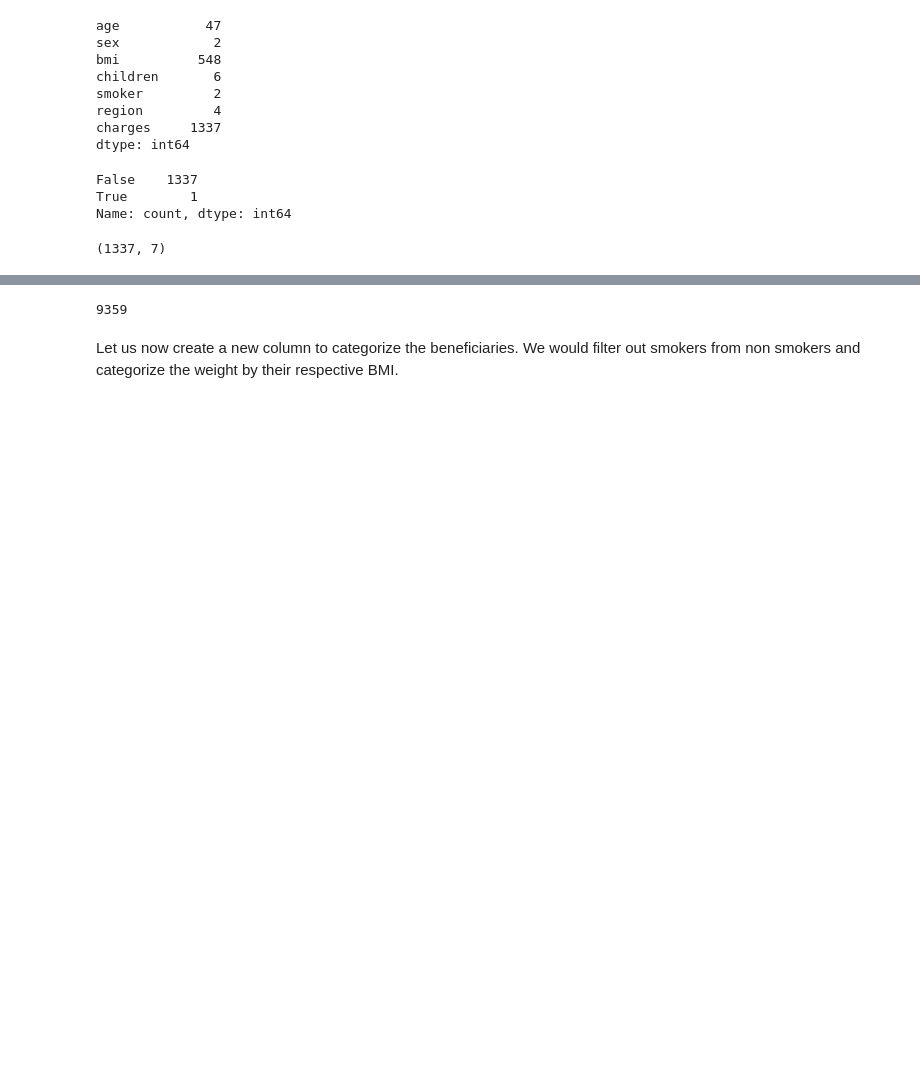
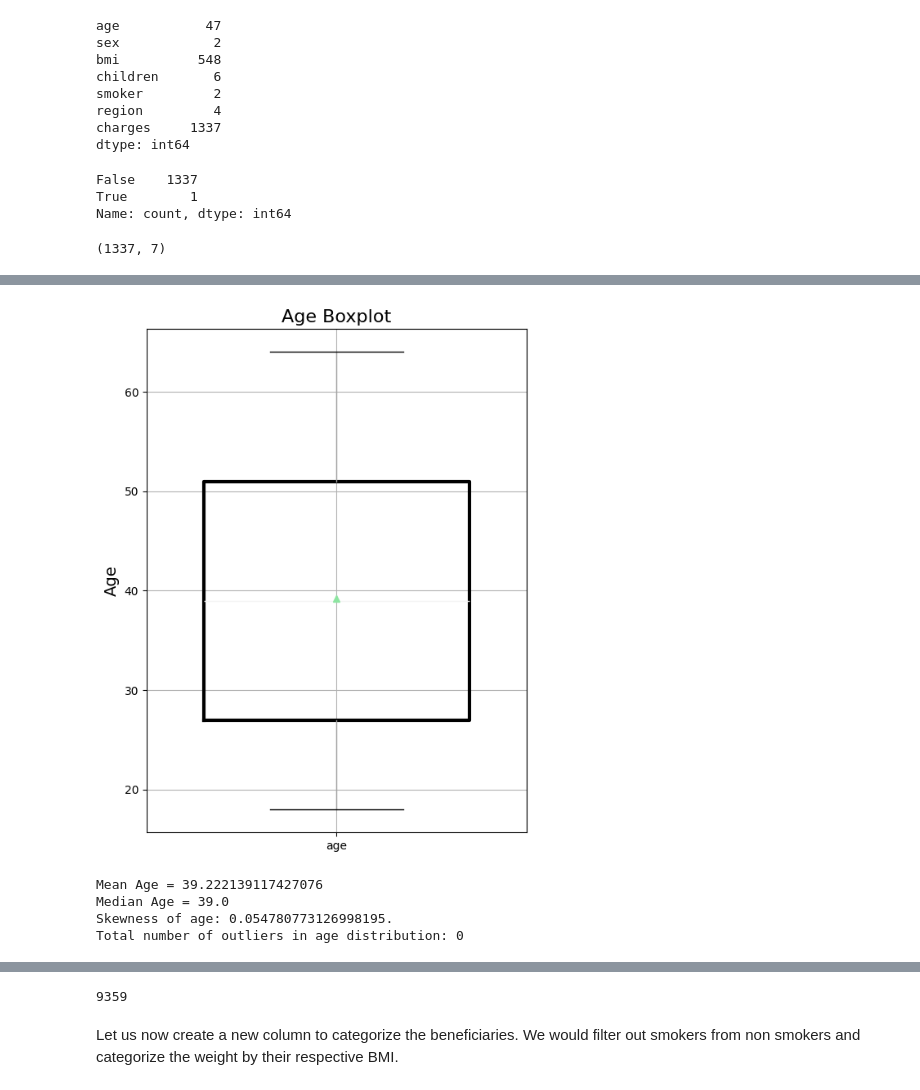
Before and after one commit to bisiAlgoRuthM/Predictive-Modeling-of-Health-Insurance-Charges--Understanding-Factors-Influencing-Costs-, a Jupyter notebook: data-collect-transform.ipynb, the cells around one changed output, grey strips where cells are left out. Saved outputs shown, nothing was run; the diff lists cells and outputs as text; code cells hidden in the pictures; blank space fills up the shorter version.

```diff
--- a/data-collect-transform.ipynb
+++ b/data-collect-transform.ipynb
@@ -84,3 +176,11 @@ df.shape
+# %%
+box_plot('age')
+# %% [output]
+[figure, added]
+Mean Age = 39.222139117427076
+Median Age = 39.0
+Skewness of age: 0.054780773126998195.
+Total number of outliers in age distribution: 0
 # %%
 #Checking data types and null values
 df.info()
```
Also changed, not shown: parts of 15 cells of this notebook.
